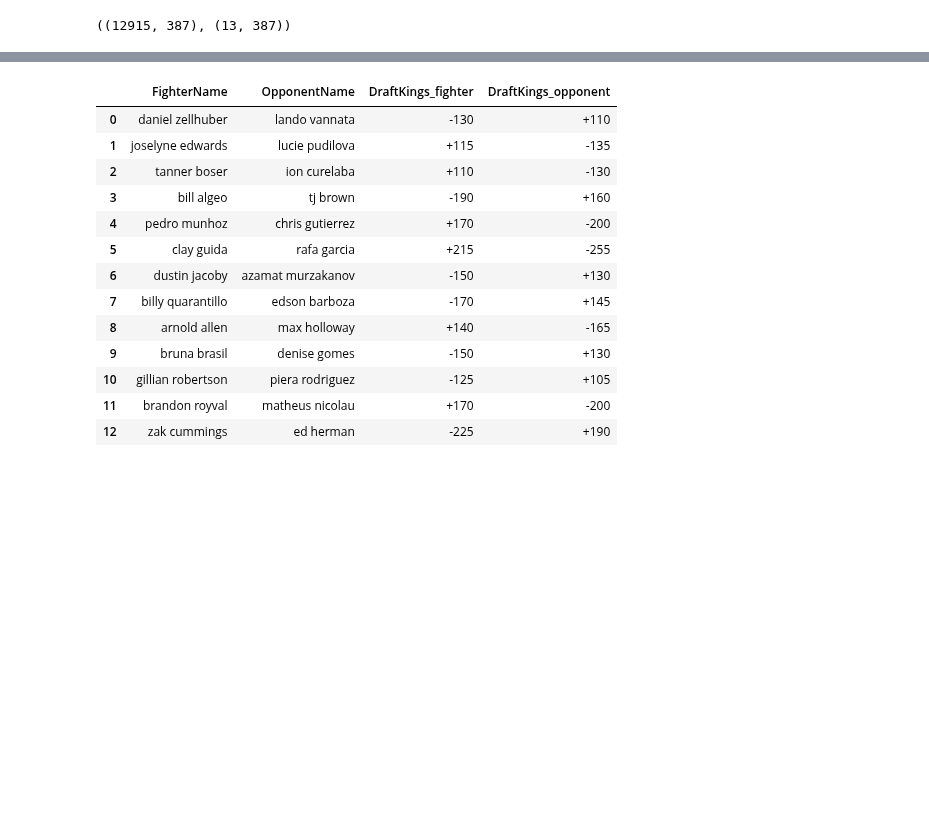
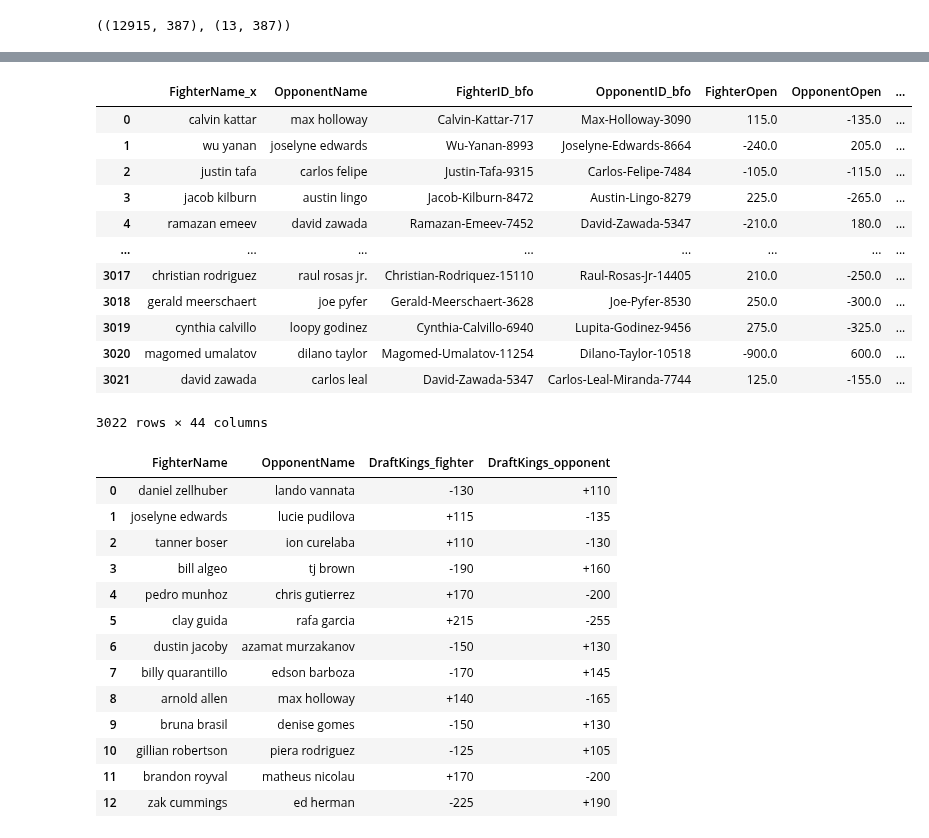
Before and after one commit to John-Curcio/sports, a Jupyter notebook: EXPERIMENTS/2023-04-10_base_template.ipynb, the cells around one changed output, grey strips where cells are left out. Saved outputs shown, nothing was run; the diff lists cells and outputs as text; code cells hidden in the pictures; blank space fills up the shorter version.

```diff
--- a/EXPERIMENTS/2023-04-10_base_template.ipynb
+++ b/EXPERIMENTS/2023-04-10_base_template.ipynb
@@ -1013,3 +1017,31 @@ preds_df[["FighterName", "OpponentName",
+# %%
+preds_df[["FighterName", "OpponentName",
+          "FighterID_bfo", "OpponentID_bfo",
+          "FighterOpen", "OpponentOpen",
+          p_fighter_implied_col, "y_pred"]].merge(
+    odds_df, how="left",
+    left_on=["FighterID_bfo"],
+    right_on=["FighterHref"]
+).merge(
+    odds_df, how="left",
+    left_on=["OpponentID_bfo"],
+    right_on=["FighterHref"],
+    suffixes=["_fighter", "_opponent"]
+)
+# %% [output]
+|  | FighterName_x | OpponentName | FighterID_bfo | OpponentID_bfo | FighterOpen | OpponentOpen | ... |
+| 0 | calvin kattar | max holloway | Calvin-Kattar-717 | Max-Holloway-3090 | 115.0 | -135.0 | ... |
+| 1 | wu yanan | joselyne edwards | Wu-Yanan-8993 | Joselyne-Edwards-8664 | -240.0 | 205.0 | ... |
+| 2 | justin tafa | carlos felipe | Justin-Tafa-9315 | Carlos-Felipe-7484 | -105.0 | -115.0 | ... |
+| 3 | jacob kilburn | austin lingo | Jacob-Kilburn-8472 | Austin-Lingo-8279 | 225.0 | -265.0 | ... |
+| 4 | ramazan emeev | david zawada | Ramazan-Emeev-7452 | David-Zawada-5347 | -210.0 | 180.0 | ... |
+| ... | ... | ... | ... | ... | ... | ... | ... |
+| 3017 | christian rodriguez | raul rosas jr. | Christian-Rodriquez-15110 | Raul-Rosas-Jr-14405 | 210.0 | -250.0 | ... |
+| 3018 | gerald meerschaert | joe pyfer | Gerald-Meerschaert-3628 | Joe-Pyfer-8530 | 250.0 | -300.0 | ... |
+| 3019 | cynthia calvillo | loopy godinez | Cynthia-Calvillo-6940 | Lupita-Godinez-9456 | 275.0 | -325.0 | ... |
+| 3020 | magomed umalatov | dilano taylor | Magomed-Umalatov-11254 | Dilano-Taylor-10518 | -900.0 | 600.0 | ... |
+| 3021 | david zawada | carlos leal | David-Zawada-5347 | Carlos-Leal-Miranda-7744 | 125.0 | -155.0 | ... |
+3022 rows × 44 columns
 # %%
 ml_df = pd.DataFrame([['daniel zellhuber', 'lando vannata', "-130", "+110"],
 ['joselyne edwards', 'lucie pudilova', "+115", "-135"],
```
Also changed, not shown: parts of 23 cells of this notebook, 1 other file.
